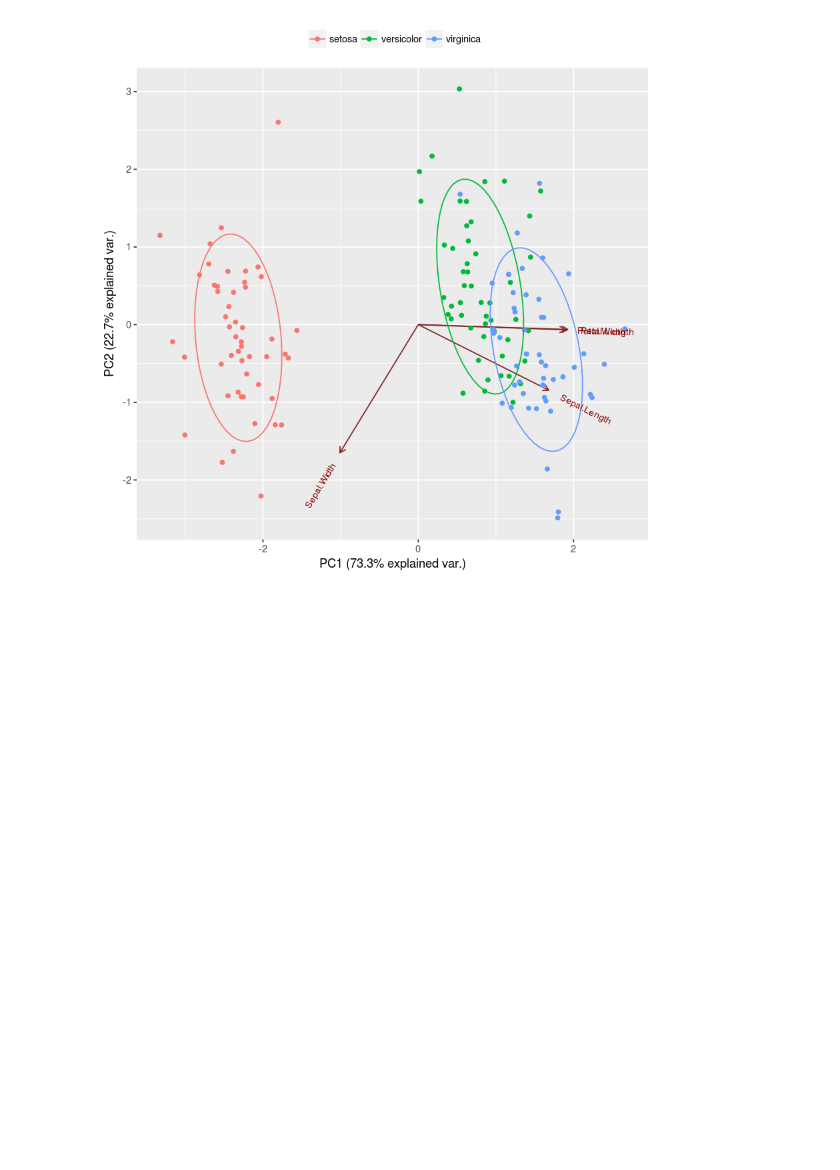
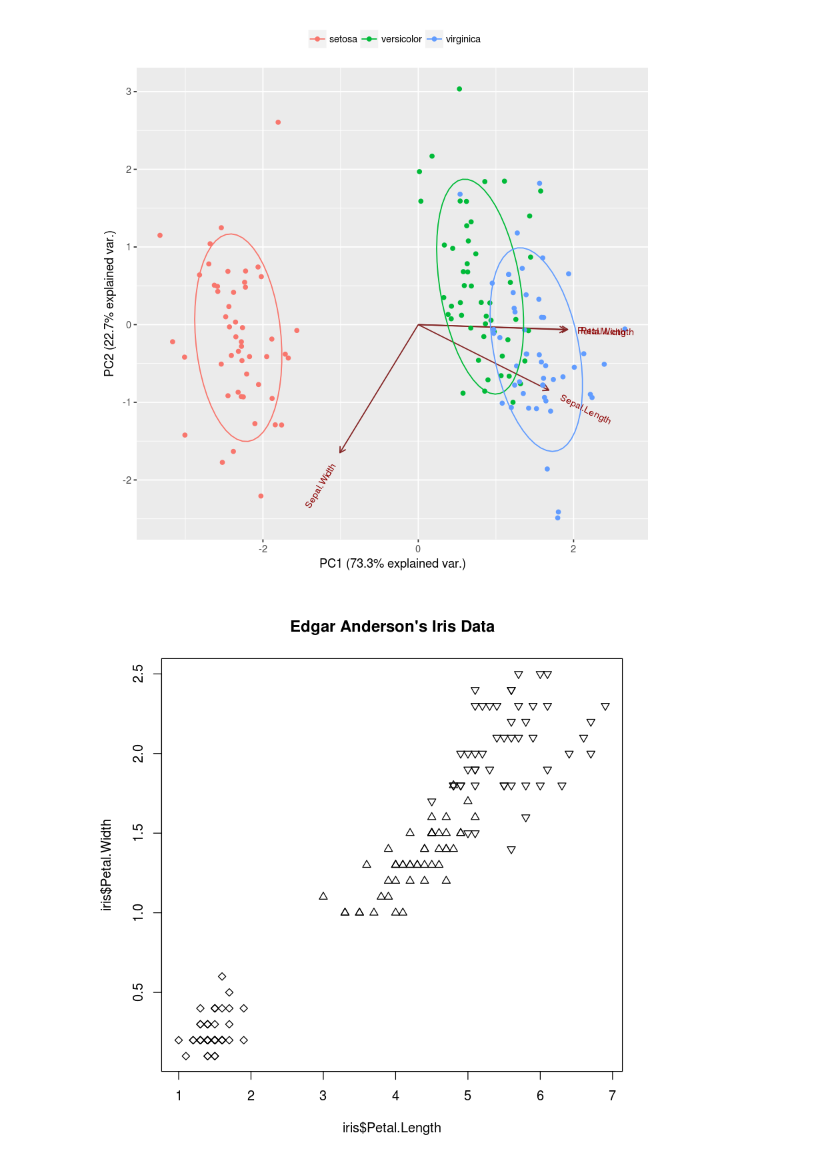
Before and after one commit to manhquan110/dump, a Jupyter notebook: iris-db.ipynb, the cells around one changed output. Saved outputs shown, nothing was run; the diff lists cells and outputs as text; code cells hidden in the pictures; blank space fills up the shorter version.

```diff
--- a/iris-db.ipynb
+++ b/iris-db.ipynb
@@ -64,6 +70,10 @@ g <- g + theme(legend.direction='horizontal', legend.position='top')
 print(g)
 # %% [output]
 [figure]
+# %%
+plot(iris$Petal.Length, iris$Petal.Width, pch=c(23,24,25)[unclass(iris$Species)], main="Edgar Anderson's Iris Data")
+# %% [output]
+[figure, added]
 # %%
 # Graph of individuals. Individuals with a similar profile are grouped together.
 fviz_pca_ind(ir.pca,
```
Also changed, not shown: parts of 3 cells of this notebook.
